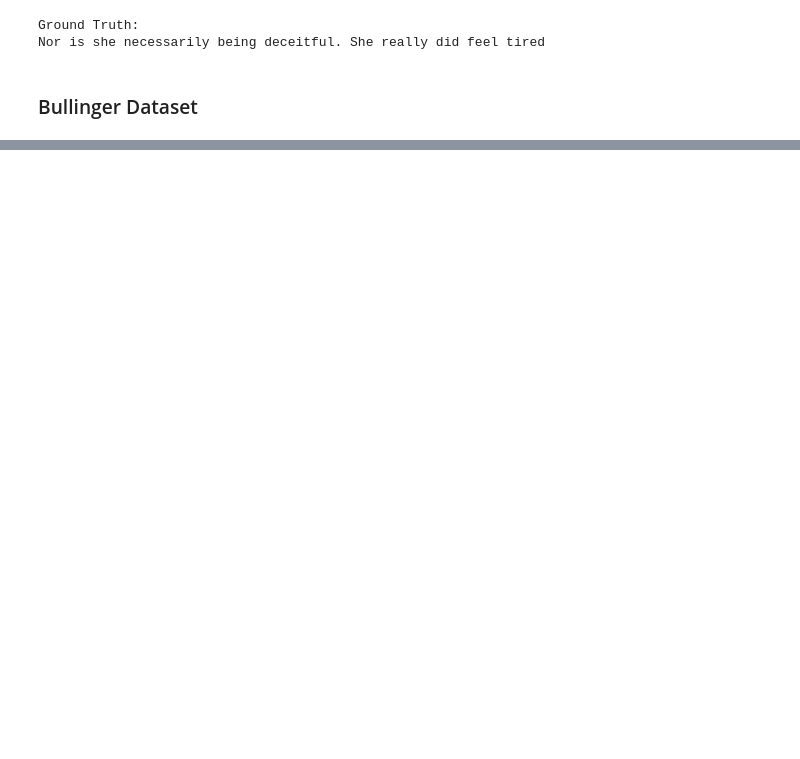
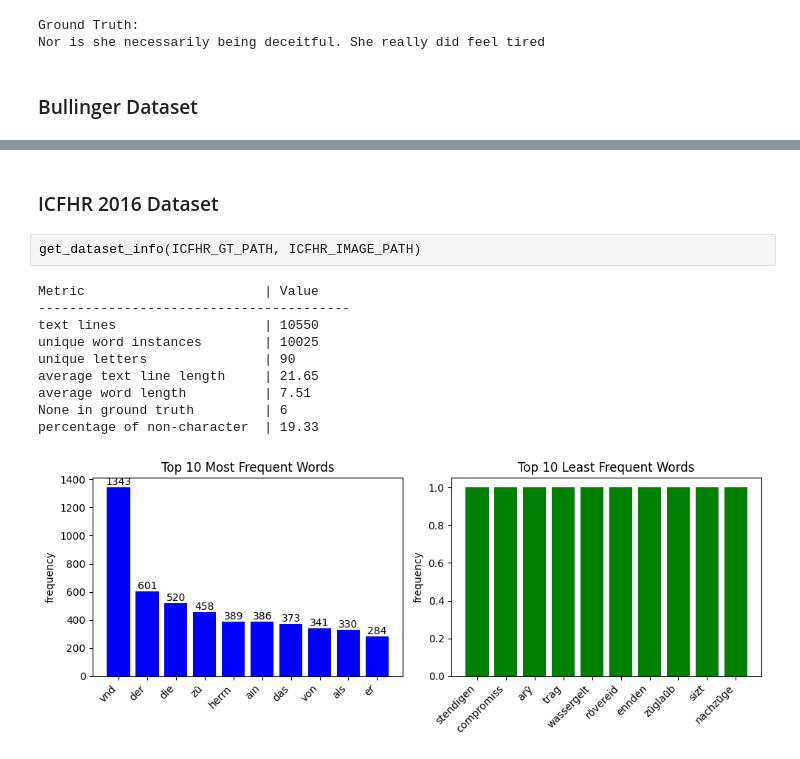
Before and after one commit to Yung-Hsin-Chen/master_thesis, a Jupyter notebook: notebook/EDA.ipynb, the cells around one changed output, grey strips where cells are left out. Drawn from its saved outputs; the diff is of its cells as text; blank space fills up the shorter version.

```diff
--- a/notebook/EDA.ipynb
+++ b/notebook/EDA.ipynb
@@ -169,3 +260,18 @@ Image:
 [figure]
 Ground Truth:
 teneo.
+# %% [markdown]
+### ICFHR 2016 Dataset
+# %%
+get_dataset_info(ICFHR_GT_PATH, ICFHR_IMAGE_PATH)
+# %% [output]
+Metric                       | Value
+----------------------------------------
+text lines                   | 10550
+unique word instances        | 10025
+unique letters               | 90
+average text line length     | 21.65
+average word length          | 7.51
+None in ground truth         | 6
+percentage of non-character  | 19.33
+[figure, added]
```
Also changed, not shown: parts of 16 cells of this notebook, 1 other file.
